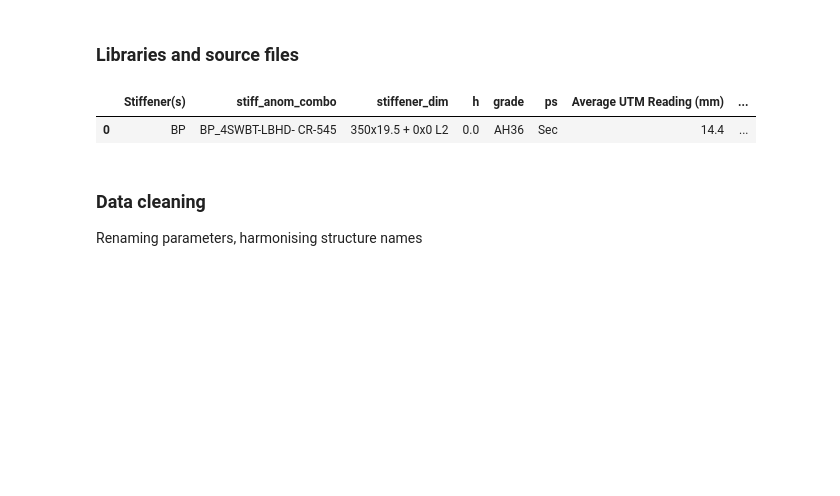
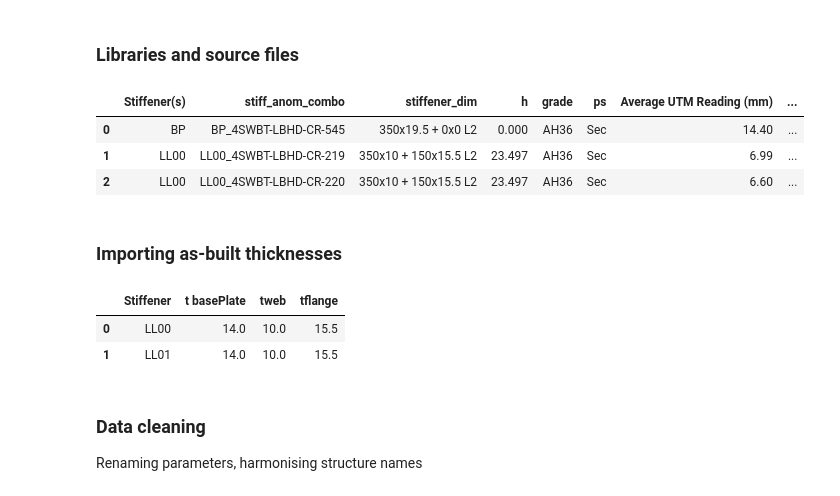
Before and after one commit to nishamnisham/PythonScripts, a Jupyter notebook: XLWINGS/jad_fmeca_b5_operation_calc.ipynb, the cells around one changed output. Saved outputs shown, nothing was run; the diff lists cells and outputs as text; code cells hidden in the pictures; blank space fills up the shorter version.

```diff
--- a/XLWINGS/jad_fmeca_b5_operation_calc.ipynb
+++ b/XLWINGS/jad_fmeca_b5_operation_calc.ipynb
@@ -20,7 +20,11 @@ file_location = 'C:/Users/nisha/OneDrive - Floating Solutions Consulting/Documen
 # %%
 df = pd.read_excel(os.path.join(file_location,req_calc_name),sheet_name='Sheet1')
 # %%
-df.head(1)
+df.head(3)
 # %% [output]
 |  | Stiffener(s) | stiff_anom_combo | stiffener_dim | h | grade | ps | Average UTM Reading (mm) | ... |
-| 0 | BP | BP_4SWBT-LBHD- CR-545 | 350x19.5 + 0x0 L2 | 0.0 | AH36 | Sec | 14.4 | ... |
+| 0 | BP | BP_4SWBT-LBHD-CR-545 | 350x19.5 + 0x0 L2 | 0.000 | AH36 | Sec | 14.40 | ... |
+| 1 | LL00 | LL00_4SWBT-LBHD-CR-219 | 350x10 + 150x15.5 L2 | 23.497 | AH36 | Sec | 6.99 | ... |
+| 2 | LL00 | LL00_4SWBT-LBHD-CR-220 | 350x10 + 150x15.5 L2 | 23.497 | AH36 | Sec | 6.60 | ... |
+# %% [markdown]
+### Importing as-built thicknesses
@@ -26,0 +37,6 @@ df.head(1)
+# %%
+abts.head(2)
+# %% [output]
+|  | Stiffener | t basePlate | tweb | tflange |
+| 0 | LL00 | 14.0 | 10.0 | 15.5 |
+| 1 | LL01 | 14.0 | 10.0 | 15.5 |
```
Also changed, not shown: parts of 36 cells of this notebook, 3 other files.
